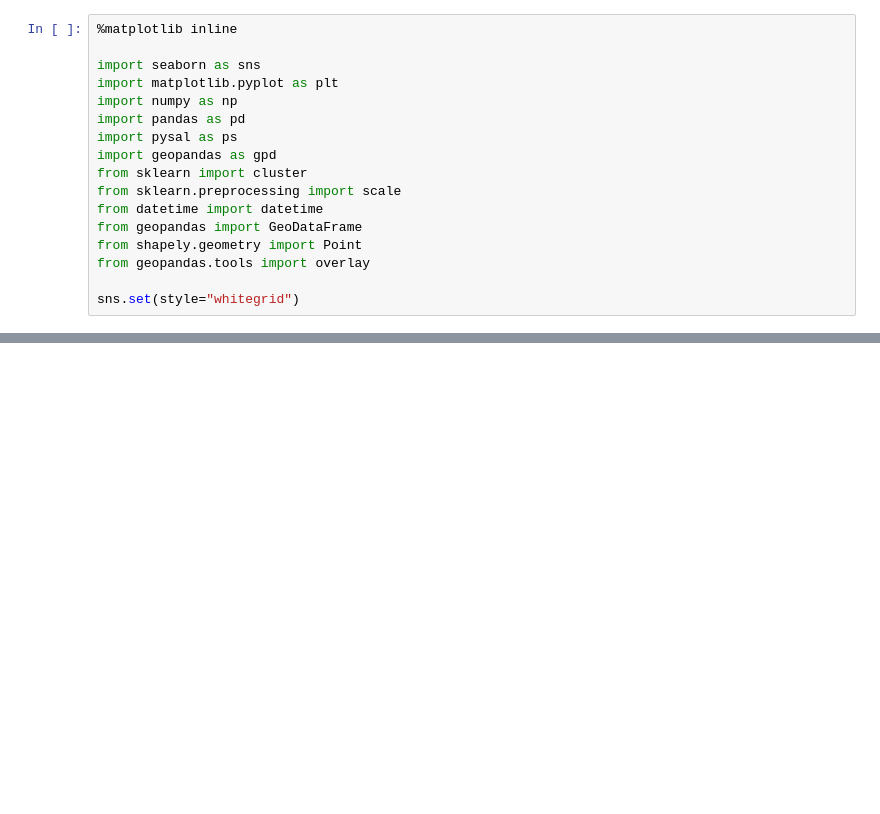
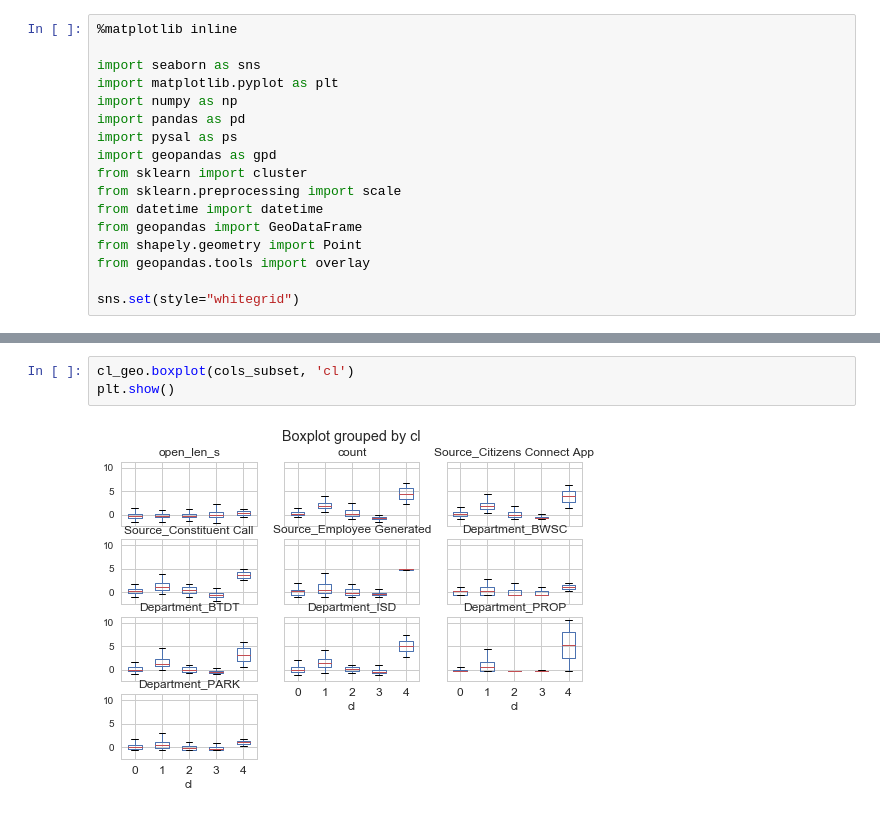
Before and after one commit to paylakatel/explore_311, a Jupyter notebook: clusters.ipynb, the cells around one changed output, grey strips where cells are left out. Cells and saved outputs as stored; diff of their text form; blank space fills up the shorter version.

```diff
--- a/clusters.ipynb
+++ b/clusters.ipynb
@@ -252,0 +295,5 @@ ax.legend(ncol=1, loc="right");
+# %%
+cl_geo.boxplot(cols_subset, 'cl')
+plt.show()
+# %% [output]
+[figure, added]
```
Also changed, not shown: parts of 55 cells of this notebook.
